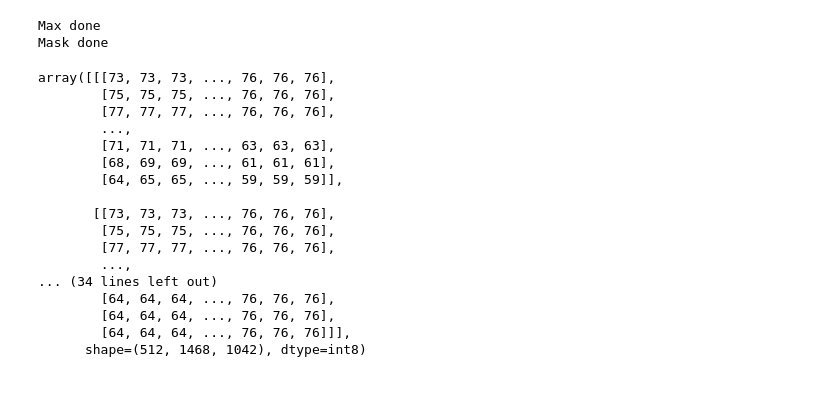
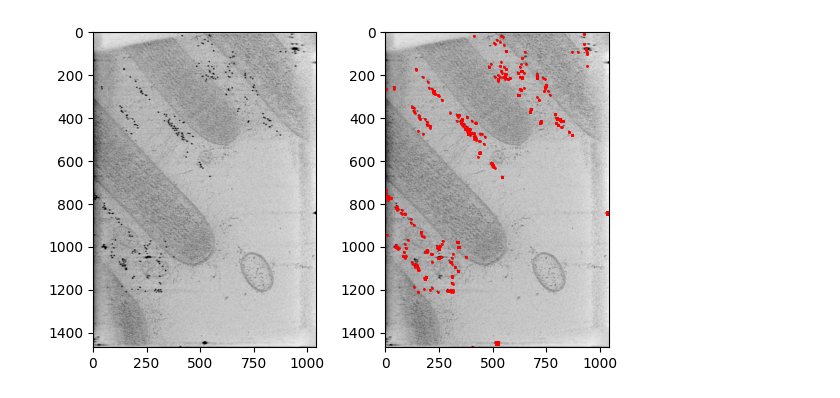
Before and after one commit to jojoelfe/torch-peaks, a Jupyter notebook: docs/examples/find_golds.ipynb, the cells around one changed output. Drawn from its saved outputs; the diff is of its cells as text; code cells hidden in the pictures.

```diff
--- a/docs/examples/find_golds.ipynb
+++ b/docs/examples/find_golds.ipynb
@@ -13,4 +13,4 @@ tomo = pooch.retrieve("https://ftp.ebi.ac.uk/pub/databases/emdb/structures/EMD-2
 # %%
 with mrcfile.open(tomo, mode='r') as mrc:
     # print the map header
-    tomo_data = torch.tensor(mrc.data)
+    tomo_data = torch.tensor(mrc.data).to("cuda:0")
@@ -27,6 +22,3 @@ with torch.no_grad():
                 threshold_abs=30,
                 min_distance=3,
             )
-# %% [output]
-Max done
-Mask done
@@ -35,24 +25,11 @@ tomo_np = tomo_data.numpy()
-# %%
-maximum_filter(
-    tomo_np,
-    size=7,
-
-)
-# %% [output]
-array([[[73, 73, 73, ..., 76, 76, 76],
-        [75, 75, 75, ..., 76, 76, 76],
-        [77, 77, 77, ..., 76, 76, 76],
-        ...,
-        [71, 71, 71, ..., 63, 63, 63],
-        [68, 69, 69, ..., 61, 61, 61],
-        [64, 65, 65, ..., 59, 59, 59]],
-
-       [[73, 73, 73, ..., 76, 76, 76],
-        [75, 75, 75, ..., 76, 76, 76],
-        [77, 77, 77, ..., 76, 76, 76],
-        ...,
-... (34 lines left out)
-        [64, 64, 64, ..., 76, 76, 76],
-        [64, 64, 64, ..., 76, 76, 76],
-        [64, 64, 64, ..., 76, 76, 76]]],
-      shape=(512, 1468, 1042), dtype=int8)
+# %%
+fig, [pl1, pl2] = plt.subplots(1, 2, figsize=(6, 4))
+tomo_data = tomo_data.cpu()
+pl1.imshow(torch.min(tomo_data, dim=0).values, cmap='gray',interpolation='mitchell', vmin=0, vmax=70)
+peaks = peaks.cpu()
+pl2.imshow(torch.min(tomo_data, dim=0).values, cmap='gray',interpolation='mitchell', vmin=0, vmax=70)
+pl2.plot(peaks[:, 2], peaks[:, 1], 'r.', markersize=2)
+plt.tight_layout()
+plt.show()
+# %% [output]
+[figure, added]
```
Also changed, not shown: parts of 2 cells of this notebook, 1 other file.
